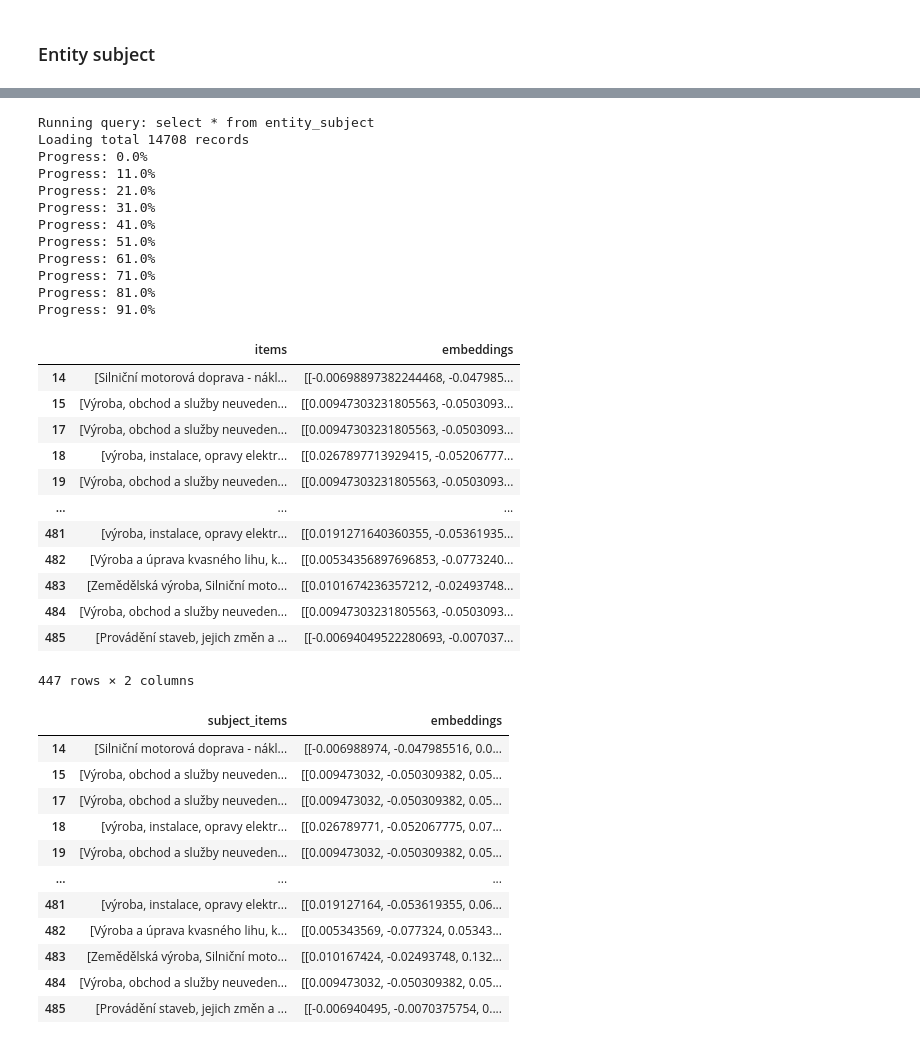
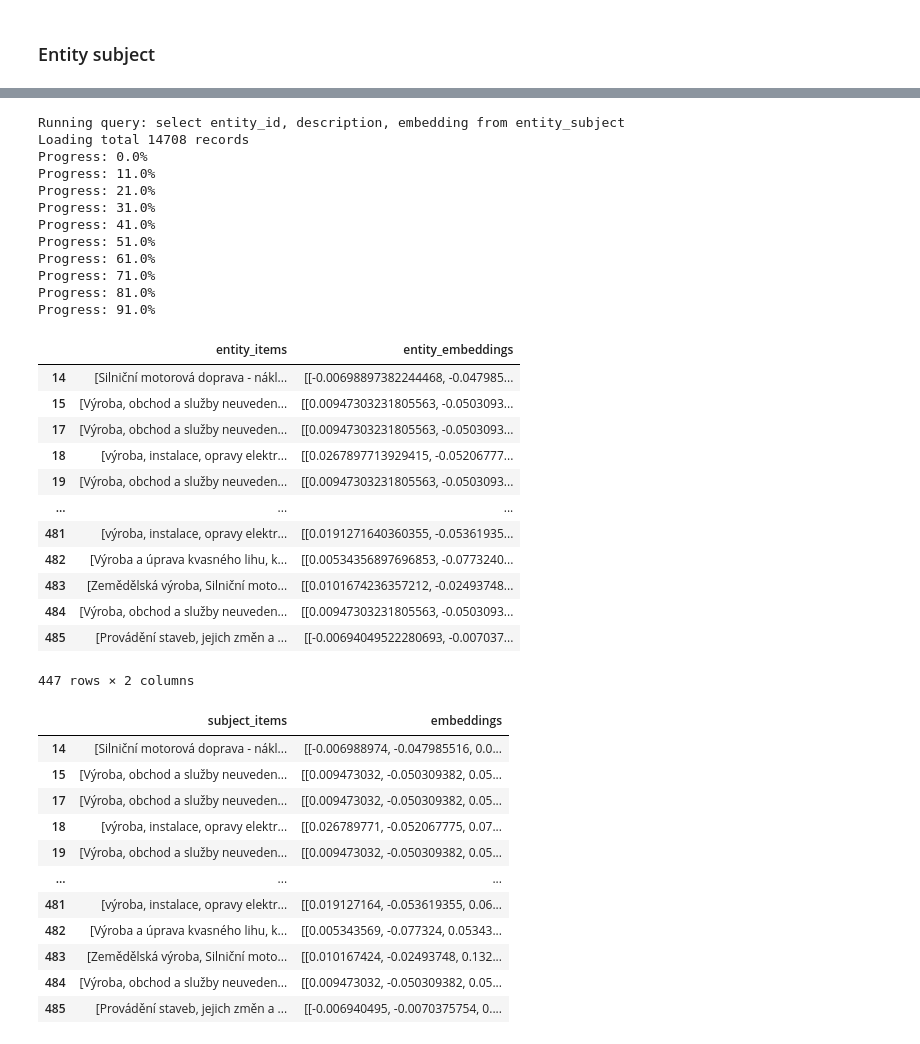
Before and after one commit to opendatalabcz/public-contract-recommendation, a Jupyter notebook: research/src/recommender_research.ipynb, the cells around one changed output, grey strips where cells are left out. Drawn from its saved outputs; the diff is of its cells as text; code cells hidden in the pictures.

```diff
--- a/research/src/recommender_research.ipynb
+++ b/research/src/recommender_research.ipynb
@@ -527,29 +322,0 @@ esmngr
-# %%
-df_entity_subject = esmngr.load_from_db()
-df_entity_subject
-# %% [output]
-Running query: select * from entity_subject
-Loading total 14708 records
-Progress: 0.0%
-Progress: 11.0%
-Progress: 21.0%
-Progress: 31.0%
-Progress: 41.0%
-Progress: 51.0%
-Progress: 61.0%
-Progress: 71.0%
-Progress: 81.0%
-Progress: 91.0%
-|  | items | embeddings |
-| 14 | [Silniční motorová doprava - nákl... | [[-0.00698897382244468, -0.047985... |
-| 15 | [Výroba, obchod a služby neuveden... | [[0.00947303231805563, -0.0503093... |
-| 17 | [Výroba, obchod a služby neuveden... | [[0.00947303231805563, -0.0503093... |
-| 18 | [výroba, instalace, opravy elektr... | [[0.0267897713929415, -0.05206777... |
-| 19 | [Výroba, obchod a služby neuveden... | [[0.00947303231805563, -0.0503093... |
-| ... | ... | ... |
-| 481 | [výroba, instalace, opravy elektr... | [[0.0191271640360355, -0.05361935... |
-| 482 | [Výroba a úprava kvasného lihu, k... | [[0.00534356897696853, -0.0773240... |
-| 483 | [Zemědělská výroba, Silniční moto... | [[0.0101674236357212, -0.02493748... |
-| 484 | [Výroba, obchod a služby neuveden... | [[0.00947303231805563, -0.0503093... |
-| 485 | [Provádění staveb, jejich změn a ... | [[-0.00694049522280693, -0.007037... |
-447 rows × 2 columns
@@ -556,3 +327,33 @@ Progress: 91.0%
+# %%
+esmngr = EntitySubjectManager(psycopg2_conn)
+df_entity_subject = esmngr.load()
+df_entity_subject
+# %% [output]
+Running query: select entity_id, description, embedding from entity_subject
+Loading total 14708 records
+Progress: 0.0%
+Progress: 11.0%
+Progress: 21.0%
+Progress: 31.0%
+Progress: 41.0%
+Progress: 51.0%
+Progress: 61.0%
+Progress: 71.0%
+Progress: 81.0%
+Progress: 91.0%
+|  | entity_items | entity_embeddings |
+| 14 | [Silniční motorová doprava - nákl... | [[-0.00698897382244468, -0.047985... |
+| 15 | [Výroba, obchod a služby neuveden... | [[0.00947303231805563, -0.0503093... |
+| 17 | [Výroba, obchod a služby neuveden... | [[0.00947303231805563, -0.0503093... |
+| 18 | [výroba, instalace, opravy elektr... | [[0.0267897713929415, -0.05206777... |
+| 19 | [Výroba, obchod a služby neuveden... | [[0.00947303231805563, -0.0503093... |
+| ... | ... | ... |
+| 481 | [výroba, instalace, opravy elektr... | [[0.0191271640360355, -0.05361935... |
+| 482 | [Výroba a úprava kvasného lihu, k... | [[0.00534356897696853, -0.0773240... |
+| 483 | [Zemědělská výroba, Silniční moto... | [[0.0101674236357212, -0.02493748... |
+| 484 | [Výroba, obchod a služby neuveden... | [[0.00947303231805563, -0.0503093... |
+| 485 | [Provádění staveb, jejich změn a ... | [[-0.00694049522280693, -0.007037... |
+447 rows × 2 columns
 # %%
 def extend_items(items):
     extended_items = []
```
Also changed, not shown: parts of 27 cells of this notebook, 2 other files.
